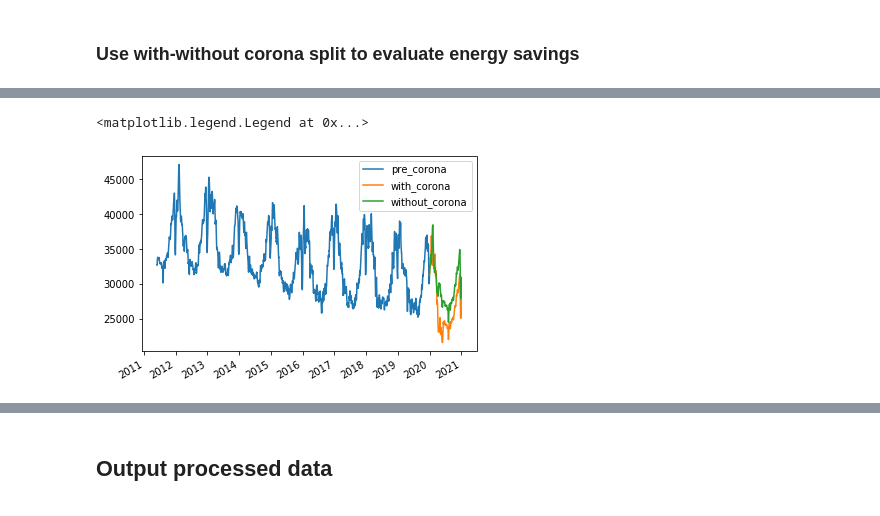
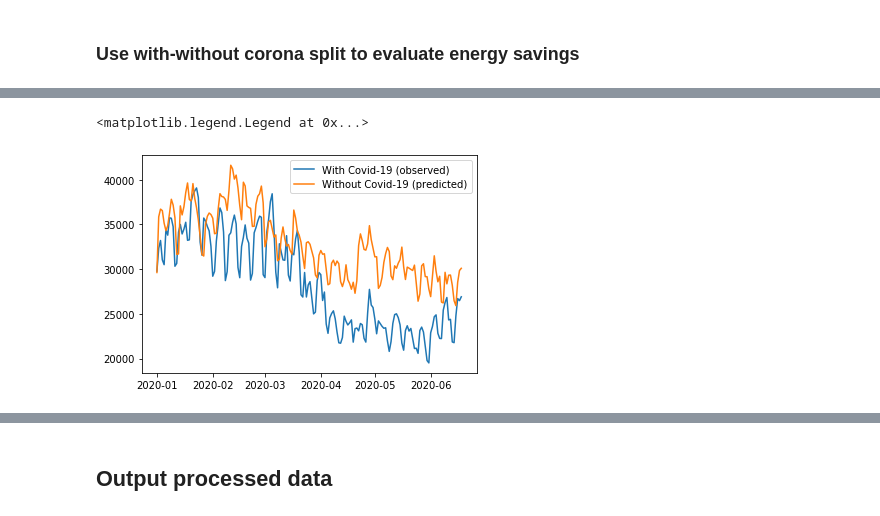
Before and after one commit to BristolFluFighters/BristolFluFighters_NERCHackathonTwo_Recovery, a Jupyter notebook: energy_forecast.ipynb, the cells around one changed output, grey strips where cells are left out. Cells and saved outputs as stored; diff of their text form; code cells hidden in the pictures.

```diff
--- a/energy_forecast.ipynb
+++ b/energy_forecast.ipynb
@@ -32,7 +32,3 @@ Daily data is seasonal (periodic) at the weekly and yearly level. One needs to b
-# %%
-load_df = load_df.rolling(7, center=True).mean().dropna()
-seas_freq_val = 365 # frequency of datapoints withon season
-seas_freq_unit = 'D'
 # %% [markdown]
 ## Explore smoothed dataset
 # %%
@@ -170,11 +166,19 @@ model_with = create_model(incl_corona)
 model_without = create_model(pre_corona)
 # %%
 with_corona_actual=incl_corona['2020-01-01':]
-with_corona_pred = model_with.predict(incl_corona.index.max() + timedelta(days=1),'2020-12-31').to_frame(name='demand')
-uk_energy_demand_2020 = pd.concat([with_corona_actual, with_corona_pred]).rename(columns={'demand':'with_corona'})
-uk_energy_demand_2020['without_corona'] = model_without.predict('2020-01-01','2020-12-31')
+uk_energy_demand_2020 = with_corona_actual.rename(columns={'demand':'with_corona'})
+uk_energy_demand_2020['without_corona'] = model_without.predict(
+    with_corona_actual.index.min(), with_corona_actual.index.max())
 uk_energy_demand_2020['reduction'] = uk_energy_demand_2020['without_corona'
                                                           ]-uk_energy_demand_2020['with_corona']
+# with_corona_actual=incl_corona['2020-01-01':]
+# with_corona_pred = model_with.predict(incl_corona.index.max() + timedelta(days=1),
+#                                       '2020-12-31').to_frame(name='demand')
+# uk_energy_demand_2020 = pd.concat([with_corona_actual, with_corona_pred]).rename(
+#     columns={'demand':'with_corona'})
+# uk_energy_demand_2020['without_corona'] = model_without.predict('2020-01-01','2020-12-31')
+# uk_energy_demand_2020['reduction'] = uk_energy_demand_2020['without_corona'
+#                                                           ]-uk_energy_demand_2020['with_corona']
 mean_reduction = uk_energy_demand_2020['reduction'].mean()
 mean_reduction
 # %% [output]
@@ -182,8 +197,10 @@ mean_reduction
 # %%
 fig, ax = plt.subplots()
-ax.plot(pre_corona.index, pre_corona.values, label = 'pre_corona')
-uk_energy_demand_2020[['with_corona','without_corona']].plot(ax=ax)
+ax.plot(uk_energy_demand_2020.index, uk_energy_demand_2020['with_corona'].values,
+        label = 'With Covid-19 (observed)')
+ax.plot(uk_energy_demand_2020.index, uk_energy_demand_2020['without_corona'].values,
+        label = 'Without Covid-19 (predicted)')
 ax.legend()
 # %% [output]
 <matplotlib.legend.Legend at 0x...>
-[figure, old version]
+[figure, new version]
```
Also changed, not shown: parts of 11 cells of this notebook, 2 other files.
